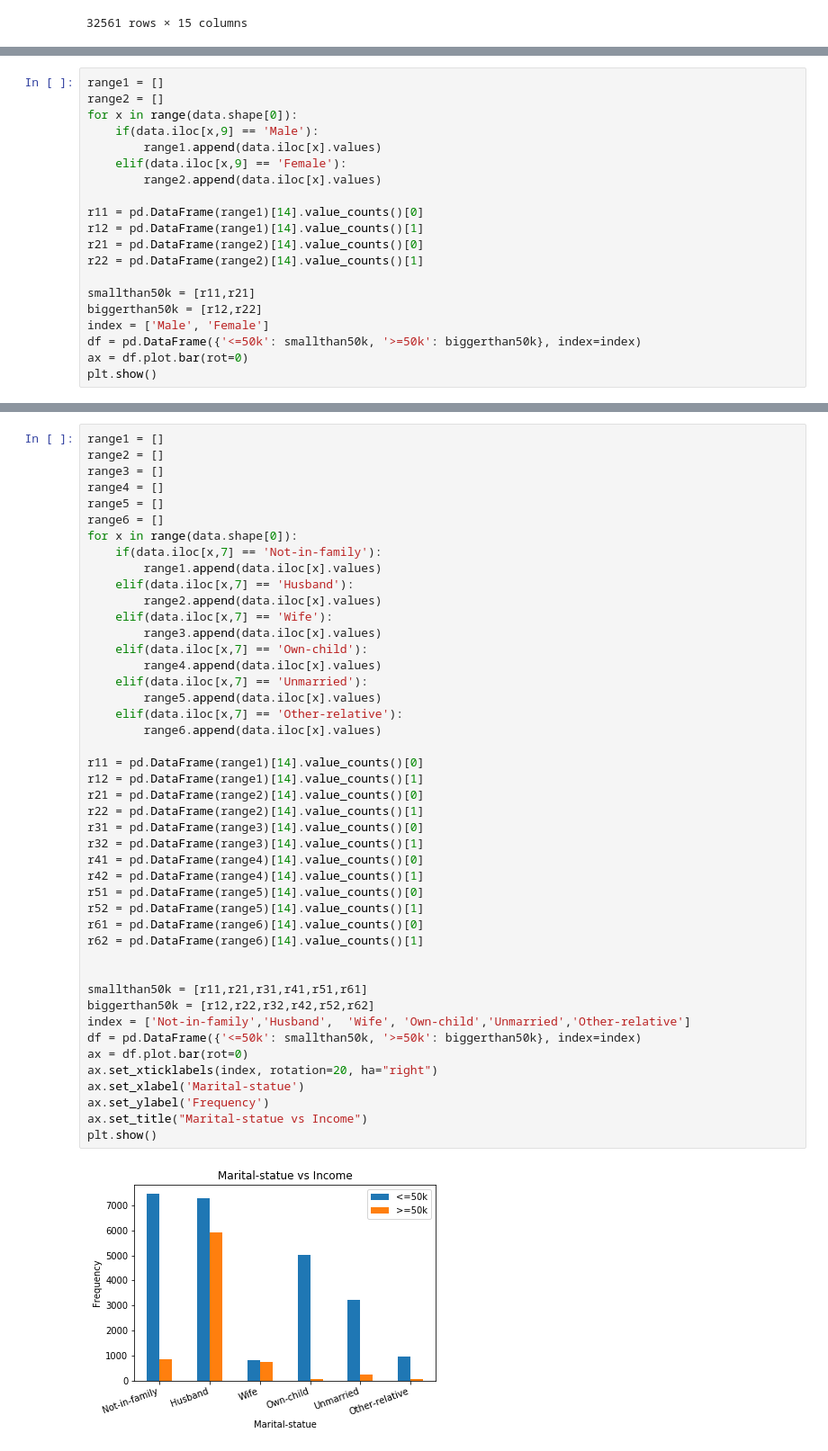
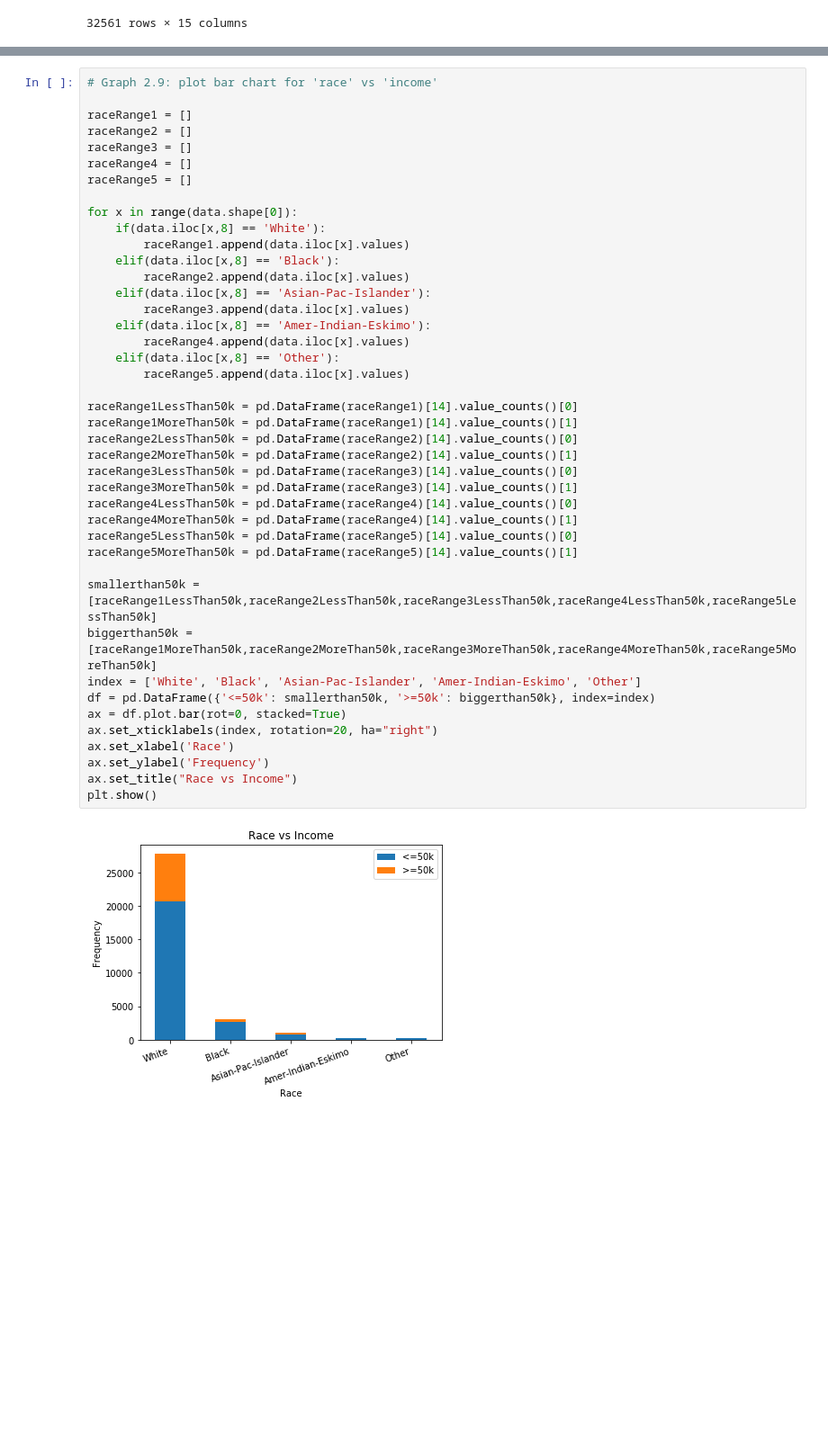
Before and after one commit to yongjiajun/Data-Science-Assignment2, a Jupyter notebook: notebook.ipynb, the cells around one changed output, grey strips where cells are left out. Shown at 90% size. Cells and saved outputs as stored; diff of their text form; blank space fills up the shorter version.

```diff
--- a/notebook.ipynb
+++ b/notebook.ipynb
@@ -388,20 +492,0 @@ ax = df.plot.bar(rot=0)
-# %%
-range1 = []
-range2 = []
-for x in range(data.shape[0]):
-    if(data.iloc[x,9] == 'Male'):
-        range1.append(data.iloc[x].values)
-    elif(data.iloc[x,9] == 'Female'):
-        range2.append(data.iloc[x].values)
-
-r11 = pd.DataFrame(range1)[14].value_counts()[0]
-r12 = pd.DataFrame(range1)[14].value_counts()[1]
-r21 = pd.DataFrame(range2)[14].value_counts()[0]
-r22 = pd.DataFrame(range2)[14].value_counts()[1]
-
-smallthan50k = [r11,r21]
-biggerthan50k = [r12,r22]
-index = ['Male', 'Female']
-df = pd.DataFrame({'<=50k': smallthan50k, '>=50k': biggerthan50k}, index=index)
-ax = df.plot.bar(rot=0)
-plt.show()
@@ -410,47 +493,44 @@ plt.show()
 # %%
-range1 = []
-range2 = []
-range3 = []
-range4 = []
-range5 = []
-range6 = []
+# Graph 2.9: plot bar chart for 'race' vs 'income'
+
+raceRange1 = []
+raceRange2 = []
+raceRange3 = []
+raceRange4 = []
+raceRange5 = []
+
 for x in range(data.shape[0]):
-    if(data.iloc[x,7] == 'Not-in-family'):
-        range1.append(data.iloc[x].values)
-    elif(data.iloc[x,7] == 'Husband'):
-        range2.append(data.iloc[x].values)
-    elif(data.iloc[x,7] == 'Wife'):
-        range3.append(data.iloc[x].values)
-    elif(data.iloc[x,7] == 'Own-child'):
-        range4.append(data.iloc[x].values)
-    elif(data.iloc[x,7] == 'Unmarried'):
-        range5.append(data.iloc[x].values)
-    elif(data.iloc[x,7] == 'Other-relative'):
-        range6.append(data.iloc[x].values)
+    if(data.iloc[x,8] == 'White'):
+        raceRange1.append(data.iloc[x].values)
+    elif(data.iloc[x,8] == 'Black'):
+        raceRange2.append(data.iloc[x].values)
+    elif(data.iloc[x,8] == 'Asian-Pac-Islander'):
+        raceRange3.append(data.iloc[x].values)
+    elif(data.iloc[x,8] == 'Amer-Indian-Eskimo'):
+        raceRange4.append(data.iloc[x].values)
+    elif(data.iloc[x,8] == 'Other'):
+        raceRange5.append(data.iloc[x].values)
 
-r11 = pd.DataFrame(range1)[14].value_counts()[0]
-r12 = pd.DataFrame(range1)[14].value_counts()[1]
-r21 = pd.DataFrame(range2)[14].value_counts()[0]
-r22 = pd.DataFrame(range2)[14].value_counts()[1]
-r31 = pd.DataFrame(range3)[14].value_counts()[0]
-r32 = pd.DataFrame(range3)[14].value_counts()[1]
-r41 = pd.DataFrame(range4)[14].value_counts()[0]
-r42 = pd.DataFrame(range4)[14].value_counts()[1]
-r51 = pd.DataFrame(range5)[14].value_counts()[0]
-r52 = pd.DataFrame(range5)[14].value_counts()[1]
-r61 = pd.DataFrame(range6)[14].value_counts()[0]
-r62 = pd.DataFrame(range6)[14].value_counts()[1]
+raceRange1LessThan50k = pd.DataFrame(raceRange1)[14].value_counts()[0]
+raceRange1MoreThan50k = pd.DataFrame(raceRange1)[14].value_counts()[1]
+raceRange2LessThan50k = pd.DataFrame(raceRange2)[14].value_counts()[0]
+raceRange2MoreThan50k = pd.DataFrame(raceRange2)[14].value_counts()[1]
+raceRange3LessThan50k = pd.DataFrame(raceRange3)[14].value_counts()[0]
+raceRange3MoreThan50k = pd.DataFrame(raceRange3)[14].value_counts()[1]
+raceRange4LessThan50k = pd.DataFrame(raceRange4)[14].value_counts()[0]
+raceRange4MoreThan50k = pd.DataFrame(raceRange4)[14].value_counts()[1]
+raceRange5LessThan50k = pd.DataFrame(raceRange5)[14].value_counts()[0]
+raceRange5MoreThan50k = pd.DataFrame(raceRange5)[14].value_counts()[1]
 
-
-smallthan50k = [r11,r21,r31,r41,r51,r61]
-biggerthan50k = [r12,r22,r32,r42,r52,r62]
-index = ['Not-in-family','Husband',  'Wife', 'Own-child','Unmarried','Other-relative']
-df = pd.DataFrame({'<=50k': smallthan50k, '>=50k': biggerthan50k}, index=index)
-ax = df.plot.bar(rot=0)
+smallerthan50k = [raceRange1LessThan50k,raceRange2LessThan50k,raceRange3LessThan50k,raceRange4LessThan50k,raceRange5LessThan50k]
+biggerthan50k = [raceRange1MoreThan50k,raceRange2MoreThan50k,raceRange3MoreThan50k,raceRange4MoreThan50k,raceRange5MoreThan50k]
+index = ['White', 'Black', 'Asian-Pac-Islander', 'Amer-Indian-Eskimo', 'Other']
+df = pd.DataFrame({'<=50k': smallerthan50k, '>=50k': biggerthan50k}, index=index)
+ax = df.plot.bar(rot=0, stacked=True)
 ax.set_xticklabels(index, rotation=20, ha="right")
-ax.set_xlabel('Marital-statue')
+ax.set_xlabel('Race')
 ax.set_ylabel('Frequency')
-ax.set_title("Marital-statue vs Income")
+ax.set_title("Race vs Income")
 plt.show()
 # %% [output]
-[figure, old version]
+[figure, new version]
```
Also changed, not shown: parts of 14 cells of this notebook.
